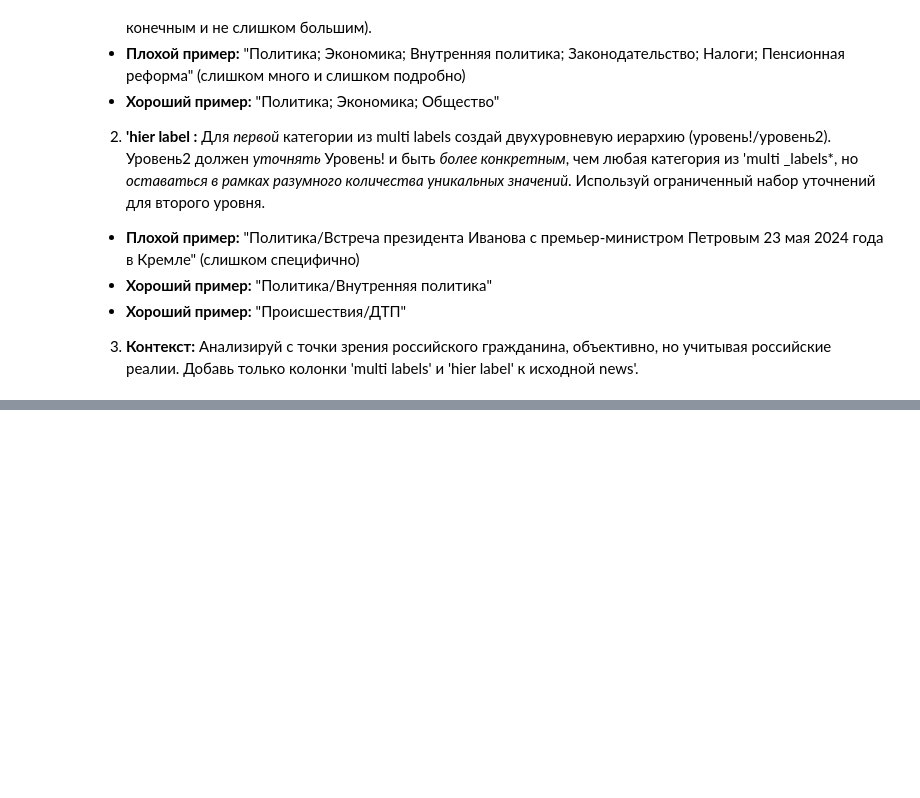
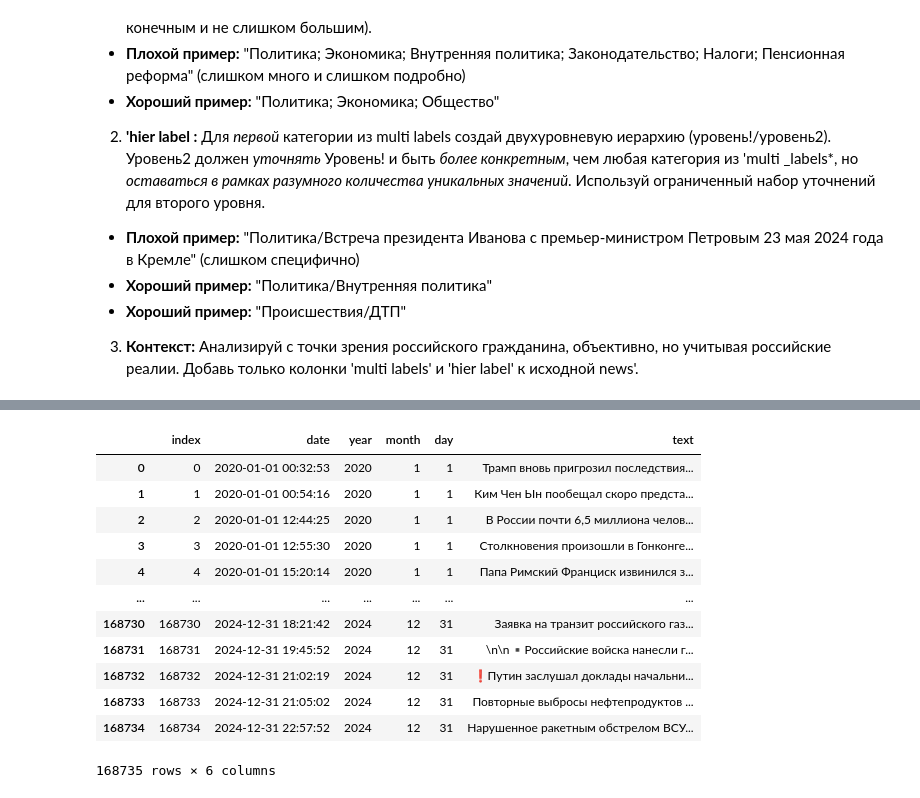
Before and after one commit to maxlyara1/ikanam_news, a Jupyter notebook: learning.ipynb, the cells around one changed output, grey strips where cells are left out. Saved outputs shown, nothing was run; the diff lists cells and outputs as text; code cells hidden in the pictures; blank space fills up the shorter version.

```diff
--- a/learning.ipynb
+++ b/learning.ipynb
@@ -117,0 +135,17 @@ print("Разбиение завершено.")
+# %%
+df = pd.read_csv('data/RIA_before_2025.csv').dropna().reset_index(drop=True).reset_index()
+df
+# %% [output]
+|  | index | date | year | month | day | text |
+| 0 | 0 | 2020-01-01 00:32:53 | 2020 | 1 | 1 | Трамп вновь пригрозил последствия... |
+| 1 | 1 | 2020-01-01 00:54:16 | 2020 | 1 | 1 | Ким Чен Ын пообещал скоро предста... |
+| 2 | 2 | 2020-01-01 12:44:25 | 2020 | 1 | 1 | В России почти 6,5 миллиона челов... |
+| 3 | 3 | 2020-01-01 12:55:30 | 2020 | 1 | 1 | Столкновения произошли в Гонконге... |
+| 4 | 4 | 2020-01-01 15:20:14 | 2020 | 1 | 1 | Папа Римский Франциск извинился з... |
+| ... | ... | ... | ... | ... | ... | ... |
+| 168730 | 168730 | 2024-12-31 18:21:42 | 2024 | 12 | 31 | Заявка на транзит российского газ... |
+| 168731 | 168731 | 2024-12-31 19:45:52 | 2024 | 12 | 31 | \n\n▪️Российские войска нанесли г... |
+| 168732 | 168732 | 2024-12-31 21:02:19 | 2024 | 12 | 31 | ❗️Путин заслушал доклады начальни... |
+| 168733 | 168733 | 2024-12-31 21:05:02 | 2024 | 12 | 31 | Повторные выбросы нефтепродуктов ... |
+| 168734 | 168734 | 2024-12-31 22:57:52 | 2024 | 12 | 31 | Нарушенное ракетным обстрелом ВСУ... |
+168735 rows × 6 columns
```
Also changed, not shown: parts of 3 cells of this notebook, 1 other file.
